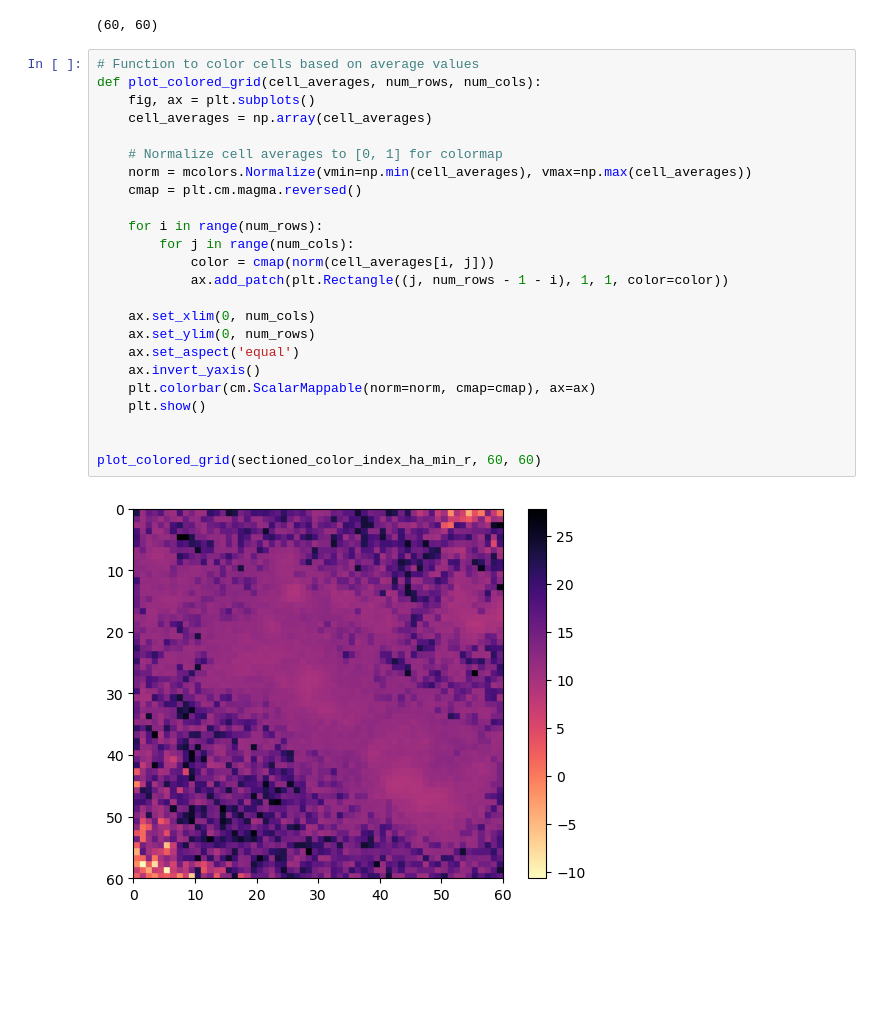
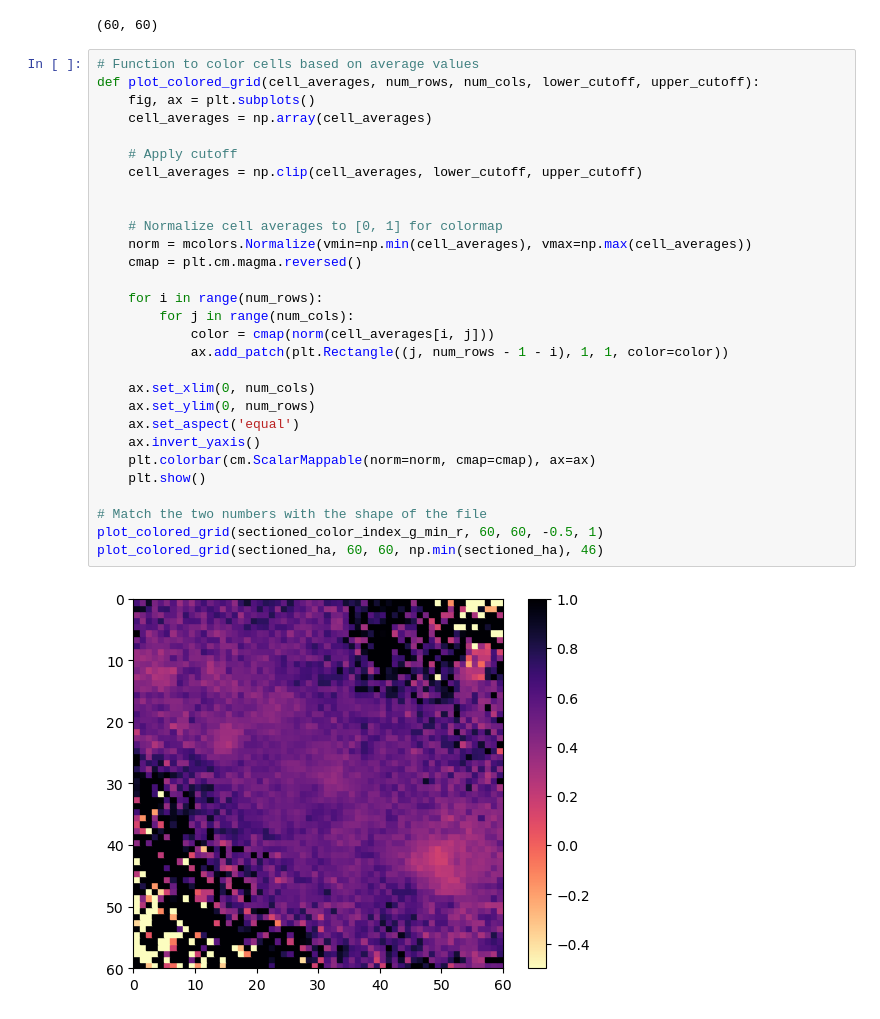
Before and after one commit to Juaopteinde/Group-19-NGC4449, a Jupyter notebook: sections.ipynb, the cells around one changed output. Cells and saved outputs as stored; diff of their text form; blank space fills up the shorter version.

```diff
--- a/sections.ipynb
+++ b/sections.ipynb
@@ -248,27 +255,32 @@ print(sectioned_color_index_ha_min_r.shape)
 (60, 60)
 # %%
 # Function to color cells based on average values
-def plot_colored_grid(cell_averages, num_rows, num_cols):
+def plot_colored_grid(cell_averages, num_rows, num_cols, lower_cutoff, upper_cutoff):
     fig, ax = plt.subplots()
     cell_averages = np.array(cell_averages)
+
+    # Apply cutoff
+    cell_averages = np.clip(cell_averages, lower_cutoff, upper_cutoff)
+
 
     # Normalize cell averages to [0, 1] for colormap
     norm = mcolors.Normalize(vmin=np.min(cell_averages), vmax=np.max(cell_averages))
     cmap = plt.cm.magma.reversed()
 
     for i in range(num_rows):
         for j in range(num_cols):
             color = cmap(norm(cell_averages[i, j]))
             ax.add_patch(plt.Rectangle((j, num_rows - 1 - i), 1, 1, color=color))
 
     ax.set_xlim(0, num_cols)
     ax.set_ylim(0, num_rows)
     ax.set_aspect('equal')
     ax.invert_yaxis()
     plt.colorbar(cm.ScalarMappable(norm=norm, cmap=cmap), ax=ax)
     plt.show()
 
-
-plot_colored_grid(sectioned_color_index_ha_min_r, 60, 60)
+# Match the two numbers with the shape of the file
+plot_colored_grid(sectioned_color_index_g_min_r, 60, 60, -0.5, 1)
+plot_colored_grid(sectioned_ha, 60, 60, np.min(sectioned_ha), 46)
 # %% [output]
-[figure, old version]
+[figure, new version]
```
Also changed, not shown: parts of 4 cells of this notebook.
